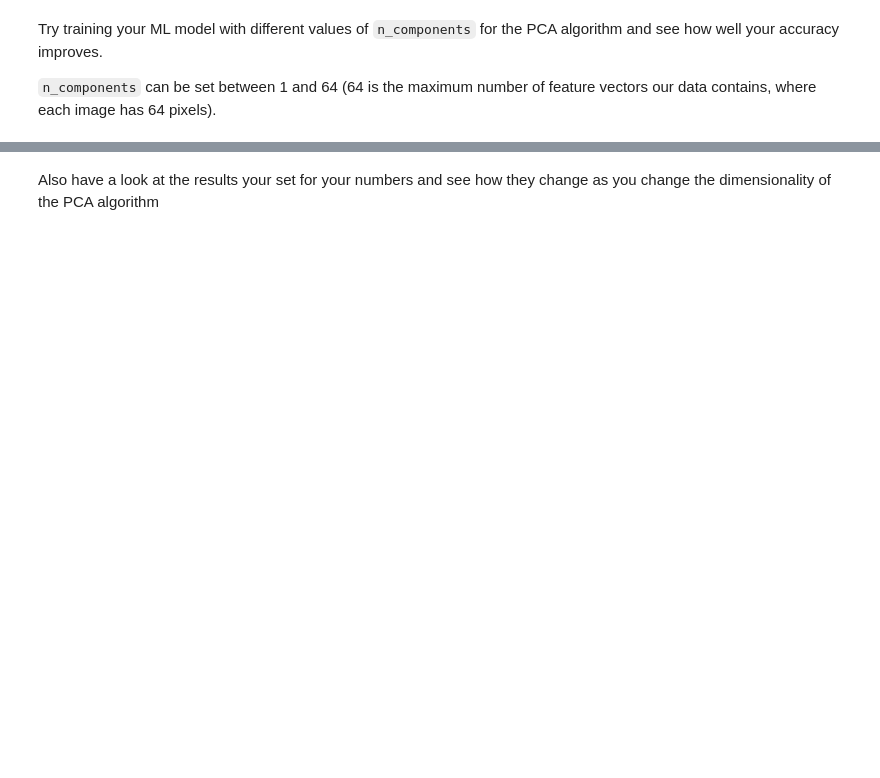
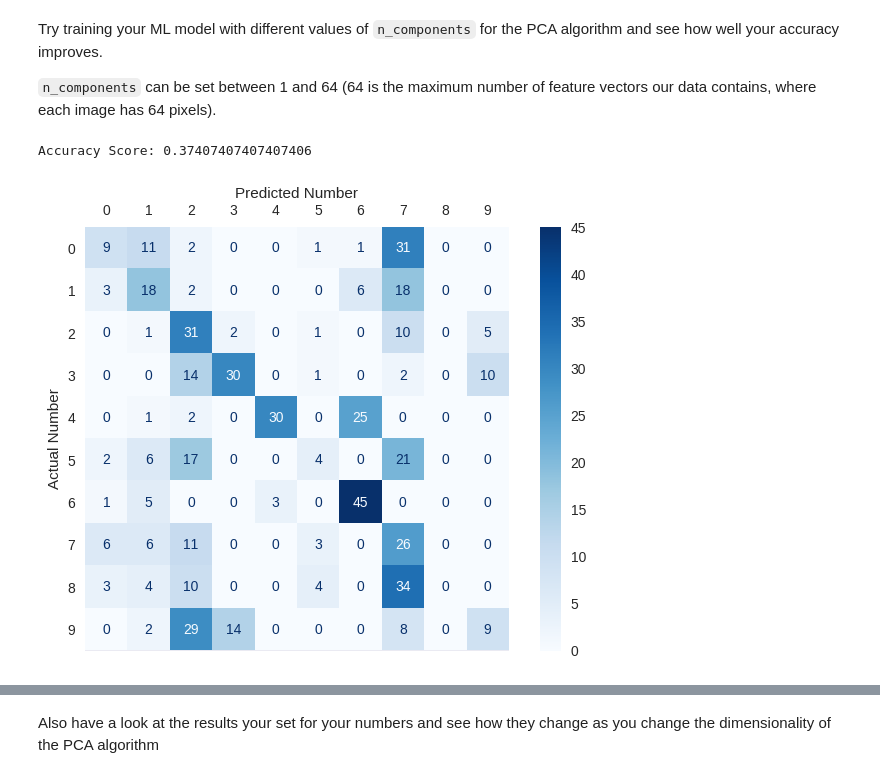
Before and after one commit to geoffreyweal/MESA_Bootcamp_2023_ML_Tutorial, a Jupyter notebook: Notebooks/Part_3_Unsupervised_Learning.ipynb, the cells around one changed output, grey strips where cells are left out. Drawn from its saved outputs; the diff is of its cells as text; code cells hidden in the pictures; blank space fills up the shorter version.

```diff
--- a/Notebooks/Part_3_Unsupervised_Learning.ipynb
+++ b/Notebooks/Part_3_Unsupervised_Learning.ipynb
@@ -254,32 +294,36 @@ ml_algorithm.fit(Xtrain, ytrain)
 ypred = ml_algorithm.predict(Xtest)
 
 # Compare the results from our predictions with what the number actually is.
 print('Accuracy Score: '+str(accuracy_score(ytest, ypred)))
 print()
 
+# --------------------------------------------------------------------------
 # Create a spreadsheet showing the results of the confusion matrix.
-df = pd.DataFrame(confmat, columns=range(len(confmat)), index=range(len(confmat)))
 overall_df = pd.DataFrame(
     df.values,
     pd.MultiIndex.from_product([['Actual Numbers'], df.index]),
     pd.MultiIndex.from_product([['Predicted Numbers'], df.columns])
 )
 overall_df.style.set_table_styles([dict(selector='th', props=[('text-align', 'center')])])
-#display(overall_df)
+#display(overall_df) # If you want to see the confusion matrix without colour, uncomment this out.
+# --------------------------------------------------------------------------
 
 # Showing the results of the confusion matrix with colours. The darker the colour, the greater the number.
 from sklearn.metrics import confusion_matrix, ConfusionMatrixDisplay
 labels = sorted(set(ytest.tolist() + ypred.tolist()))
 cm = confusion_matrix(ytest, ypred, labels=labels)
 disp = ConfusionMatrixDisplay(confusion_matrix=cm)
 
 disp.plot(cmap='Blues')
 plt.grid(False)
 plt.ylabel('Actual Number')
 plt.xlabel('Predicted Number')
 plt.yticks(range(10))
 plt.xticks(range(10))
 ax = plt.gca()
 ax.xaxis.tick_top()
 ax.xaxis.set_label_position('top')
 plt.show()
+# %% [output]
+Accuracy Score: 0.37407407407407406
+[figure, added]
```
Also changed, not shown: parts of 23 cells of this notebook, 4 other files.
